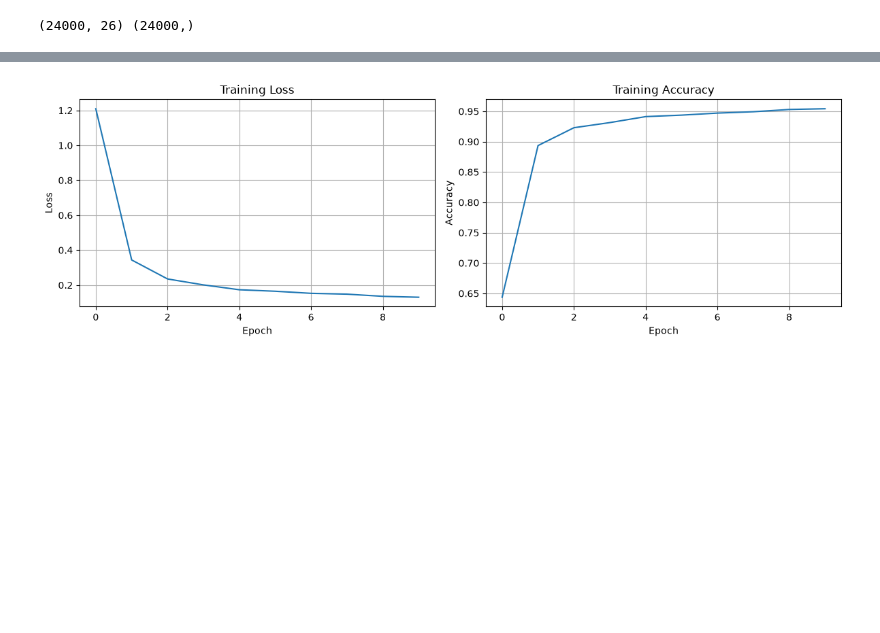
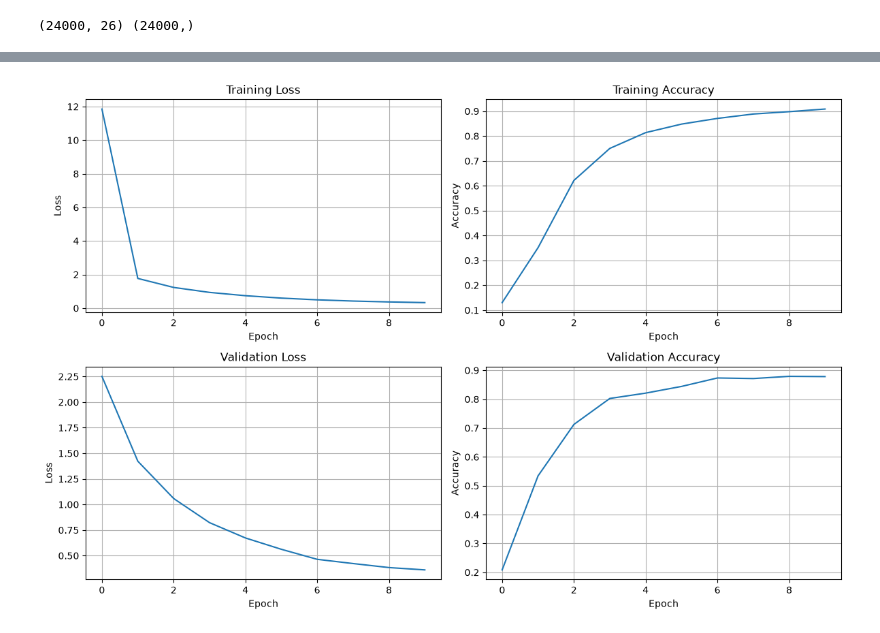
Before and after one commit to AmetsMarti/SDOML-project1, a Jupyter notebook: notebooks/00_download_dataset.ipynb, the cells around one changed output, grey strips where cells are left out. Cells and saved outputs as stored; diff of their text form; code cells hidden in the pictures; blank space fills up the shorter version.

Commit message:
feat: added train/validation plots, refactored trainingn and metric calculation

```diff
--- a/notebooks/00_download_dataset.ipynb
+++ b/notebooks/00_download_dataset.ipynb
@@ -251,15 +252,15 @@ test_dataset = AudioMNISTFeaturesDataset(X_test, y_test)
 
 # Data loaders
 loader = DataLoader(train_dataset, batch_size=64, shuffle=True)
-test_loader = DataLoader(test_dataset, batch_size=1000, shuffle=False)
+test_loader = DataLoader(test_dataset, batch_size=64, shuffle=True)
 # %%
 # Model
 class Net(nn.Module):
   def __init__(self, input_dim=26, num_classes=10):
     super().__init__()
-    self.fc1 = nn.Linear(input_dim, 64) #transform 26 numbers in 64 others (trying to find paterns)
-    self.fc2 = nn.Linear(64, 32) # reduce numbers by 2
-    self.fc3 = nn.Linear(32, num_classes) # transform in 10 numbers because 0 to 9
+    self.fc1 = nn.Linear(input_dim, 64)
+    self.fc2 = nn.Linear(64, 32)
+    self.fc3 = nn.Linear(32, num_classes)
   def forward(self, x):
     x = torch.relu(self.fc1(x))
     x = torch.relu(self.fc2(x))
@@ -267,6 +268,7 @@ class Net(nn.Module):
 
 device = torch.device("cuda" if torch.cuda.is_available() else "cpu")
 net = Net(input_dim=X_train.shape[1]).to(device)
-opt = optim.Adam(net.parameters())
+opt = optim.Adam(net.parameters(), lr=1e-4) #
+
 loss_fn = nn.CrossEntropyLoss()
 # %%
@@ -342,19 +348,32 @@ Final training accuracy: 0.9543
 # %%
-fig, (ax1, ax2) = plt.subplots(1, 2, figsize=(12, 4))
+fig, axs = plt.subplots(2, 2, figsize=(12, 8))
+ax1, ax2, ax3, ax4 = axs.flatten()
 
 ax1.plot(total_loss_train)
 ax1.set_xlabel('Epoch')
 ax1.set_ylabel('Loss')
 ax1.set_title('Training Loss')
 ax1.grid()
 
 ax2.plot(total_accuracy_train)
 ax2.set_xlabel('Epoch')
 ax2.set_ylabel('Accuracy')
 ax2.set_title('Training Accuracy')
 ax2.grid()
 
+ax3.plot(total_loss_valid)
+ax3.set_xlabel('Epoch')
+ax3.set_ylabel('Loss')
+ax3.set_title('Validation Loss')
+ax3.grid()
+
+ax4.plot(total_accuracy_valid)
+ax4.set_xlabel('Epoch')
+ax4.set_ylabel('Accuracy')
+ax4.set_title('Validation Accuracy')
+ax4.grid()
+
 plt.tight_layout()
 plt.show()
 # %% [output]
-[figure, old version]
+[figure, new version]
```
Also changed, not shown: parts of 3 cells of this notebook.
